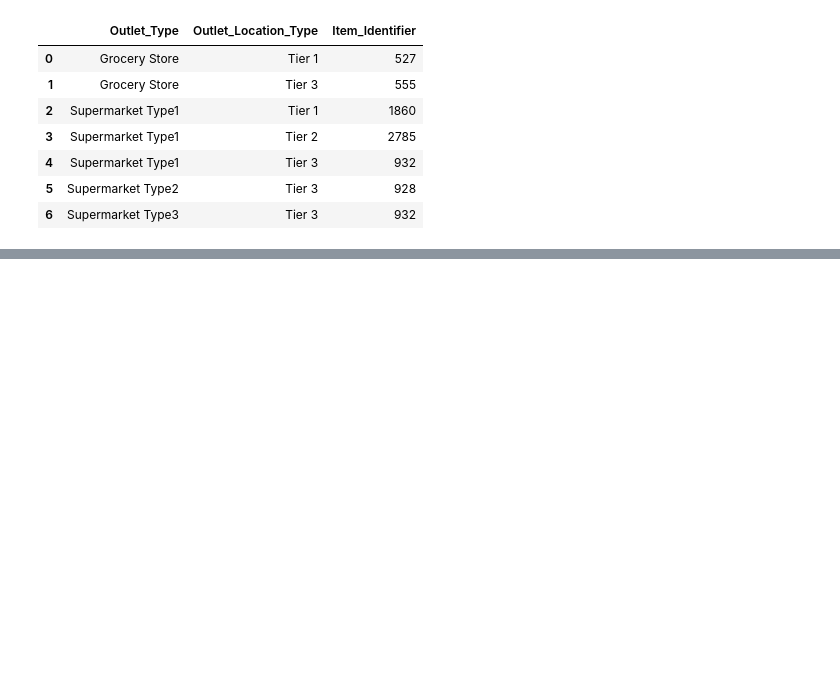
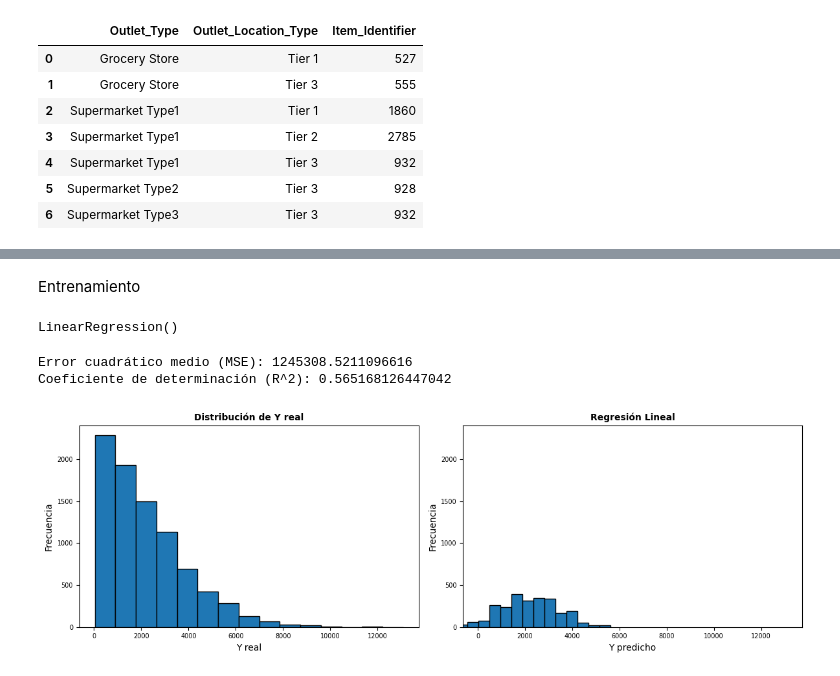
Before and after one commit to linerlander/sales_predictions, a Jupyter notebook: data_cleaning.ipynb, the cells around one changed output, grey strips where cells are left out. Cells and saved outputs as stored; diff of their text form; code cells hidden in the pictures; blank space fills up the shorter version.

Commit message:
Prediccion Regresión lineal

```diff
--- a/data_cleaning.ipynb
+++ b/data_cleaning.ipynb
@@ -262,0 +461,14 @@ fg.update_legends(title_text = 'Tipo de locación')
+# %%
+X_train, X_test, y_train, y_test = train_test_split(
+    X_procesado,y, test_size=0.3, random_state=123
+)
+# %%
+modelo_regresion = LinearRegression()
+# %% [markdown]
+Entrenamiento
+# %%
+modelo_regresion.fit(X_train, y_train)
+# %% [output]
+LinearRegression()
+# %%
+y_pred = modelo_regresion.predict(X_test)
@@ -262,0 +478,34 @@ fg.update_legends(title_text = 'Tipo de locación')
+# %%
+print("Error cuadrático medio (MSE):", mse)
+print("Coeficiente de determinación (R^2):", r2)
+# %% [output]
+Error cuadrático medio (MSE): 1245308.5211096616
+Coeficiente de determinación (R^2): 0.565168126447042
+# %%
+import matplotlib.pyplot as plt
+fig, ax = plt.subplots(nrows=1, ncols=2, figsize=(12, 4))
+
+y_test = y
+
+ax1 = plt.subplot(1,2,1)
+ax1.hist(y_test, bins=15, edgecolor='black')
+ax1.set_title('Distribución de Y real', fontsize=10, fontweight="bold")
+ax1.set_xlabel('Y real')
+ax1.set_ylabel('Frecuencia')
+ax1.tick_params(labelsize=7)
+ylim_ax1 = ax1.get_ylim()
+xlim_ax1 = ax1.get_xlim()
+
+ax2 = plt.subplot(1,2,2)
+ax2.hist(y_pred, bins=15, edgecolor='black')
+ax2.set_title('Regresión Lineal', fontsize=10, fontweight="bold")
+ax2.set_xlabel('Y predicho')
+ax2.set_ylabel('Frecuencia')
+ax2.tick_params(labelsize=7)
+ax2.set_ylim(ylim_ax1)
+ax2.set_xlim(xlim_ax1)
+
+plt.tight_layout()
+plt.show()
+# %% [output]
+[figure, added]
```
Also changed, not shown: parts of 38 cells of this notebook.
